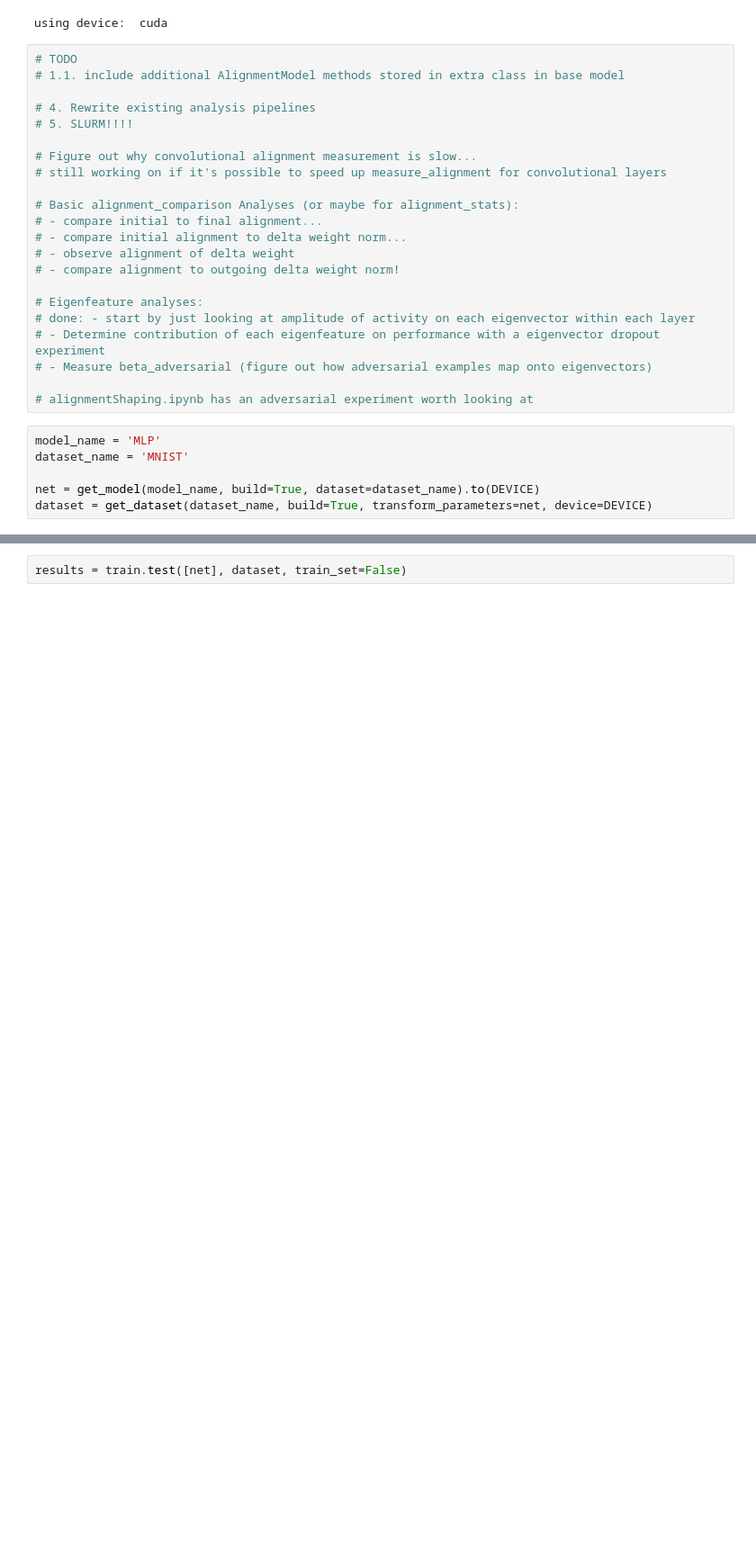
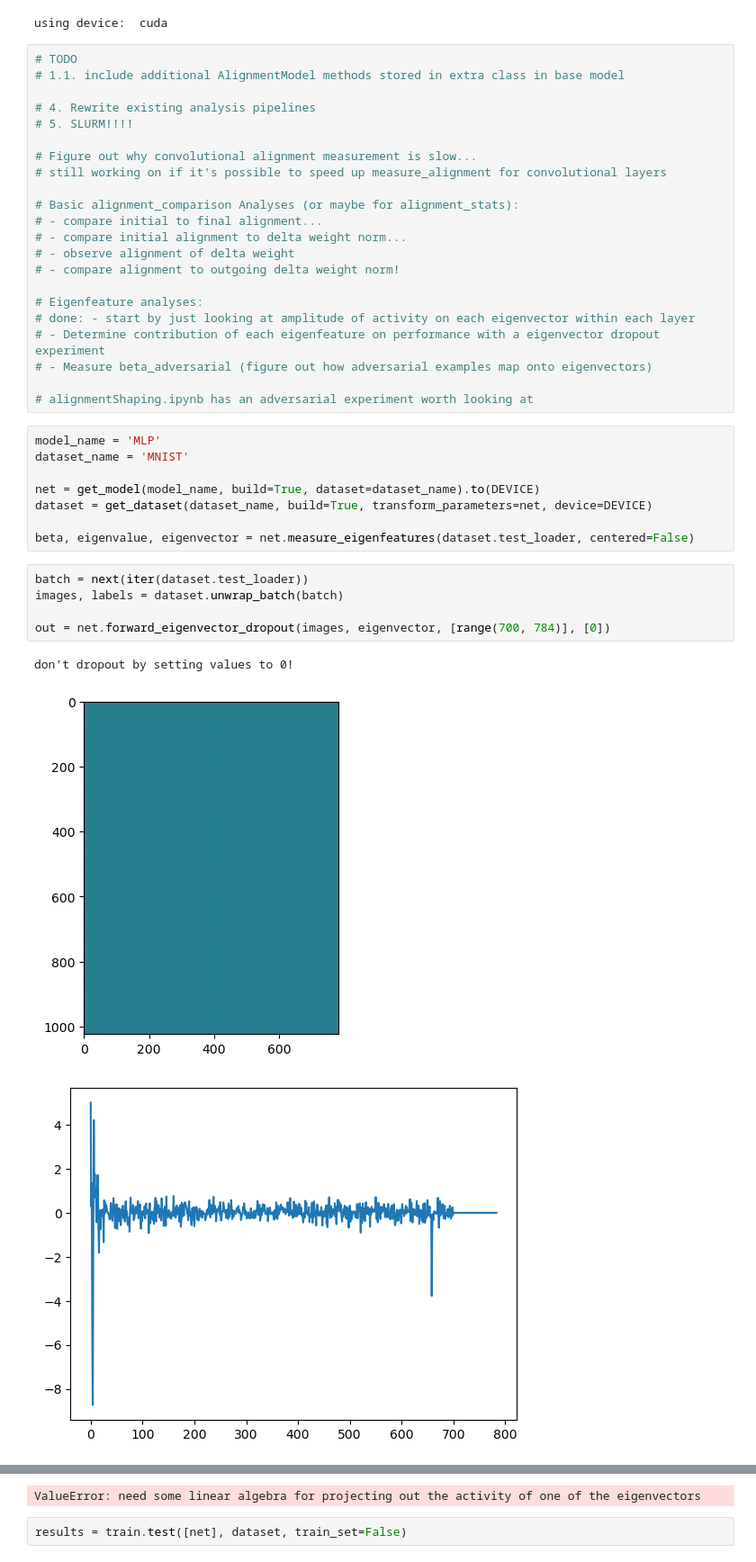
Before and after one commit to landoskape/networkAlignmentAnalysis, a Jupyter notebook: workspace.ipynb, the cells around one changed output, grey strips where cells are left out. Shown at 90% size. Saved outputs shown, nothing was run; the diff lists cells and outputs as text; blank space fills up the shorter version.

Commit message:
add centered=True/False for eigenfeatures, continue evec dropout

```diff
--- a/workspace.ipynb
+++ b/workspace.ipynb
@@ -52,3 +52,14 @@ dataset_name = 'MNIST'
 
 net = get_model(model_name, build=True, dataset=dataset_name).to(DEVICE)
 dataset = get_dataset(dataset_name, build=True, transform_parameters=net, device=DEVICE)
+
+beta, eigenvalue, eigenvector = net.measure_eigenfeatures(dataset.test_loader, centered=False)
+# %%
+batch = next(iter(dataset.test_loader))
+images, labels = dataset.unwrap_batch(batch)
+
+out = net.forward_eigenvector_dropout(images, eigenvector, [range(700, 784)], [0])
+# %% [output]
+don't dropout by setting values to 0!
+[figure, added]
+[figure, added]
@@ -55,2 +67,3 @@ dataset = get_dataset(dataset_name, build=True, transform_parameters=net, device
+ValueError: need some linear algebra for projecting out the activity of one of the eigenvectors
 # %%
 results = train.test([net], dataset, train_set=False)
```
Also changed, not shown: parts of 5 cells of this notebook, 1 other file.
